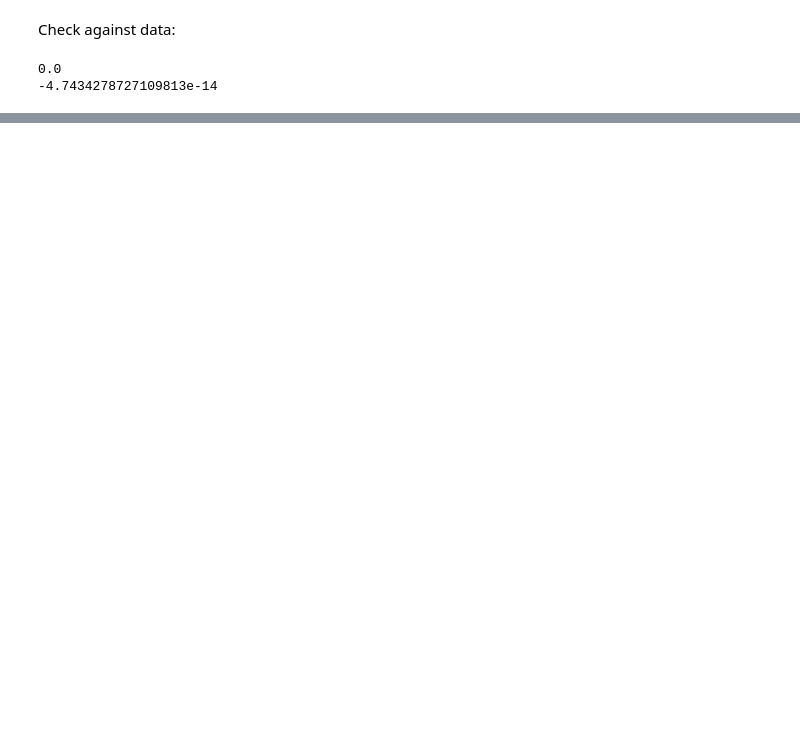
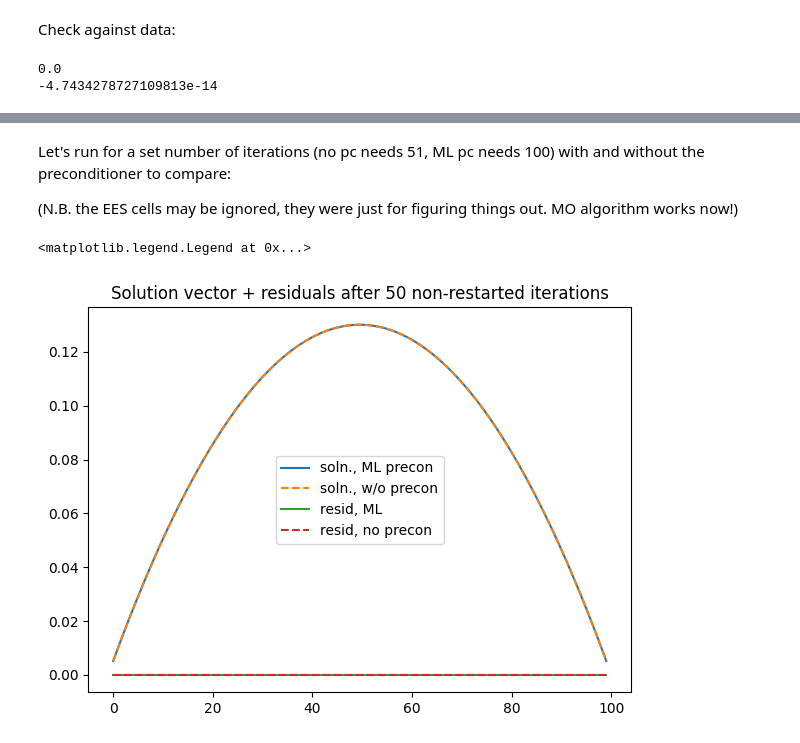
Before and after one commit to benni-bu/gusto, a Jupyter notebook: learning/testnb.ipynb, the cells around one changed output, grey strips where cells are left out. Saved outputs shown, nothing was run; the diff lists cells and outputs as text; code cells hidden in the pictures; blank space fills up the shorter version.

```diff
--- a/learning/testnb.ipynb
+++ b/learning/testnb.ipynb
@@ -499,0 +572,6 @@ for iv in range(1000):
+# %% [markdown]
+Let's run for a set number of iterations (no pc needs 51, ML pc needs 100) with and without the preconditioner to compare:
+
+(N.B. the EES cells may be ignored, they were just for figuring things out. MO algorithm works now!)
+# %%
+sol_noprec_mo, rs_noprec_mo, Pvs_noprec_mo, v_noprec_mo = GCR_MO(np.ones(100), 51, pc = False)
@@ -499,0 +584,10 @@ for iv in range(1000):
+# %%
+plt.plot(sol_ml, label = 'soln., ML precon')
+plt.plot(sol_noprec_mo, '--', label = 'soln., w/o precon')
+plt.plot(rs_ml[99], label = 'resid, ML')
+plt.plot(rs_noprec_mo[50], '--', label = 'resid, no precon')
+plt.title('Solution vector + residuals after 50 non-restarted iterations')
+plt.legend()
+# %% [output]
+<matplotlib.legend.Legend at 0x...>
+[figure, added]
```
Also changed, not shown: parts of 22 cells of this notebook, 2 other files.
